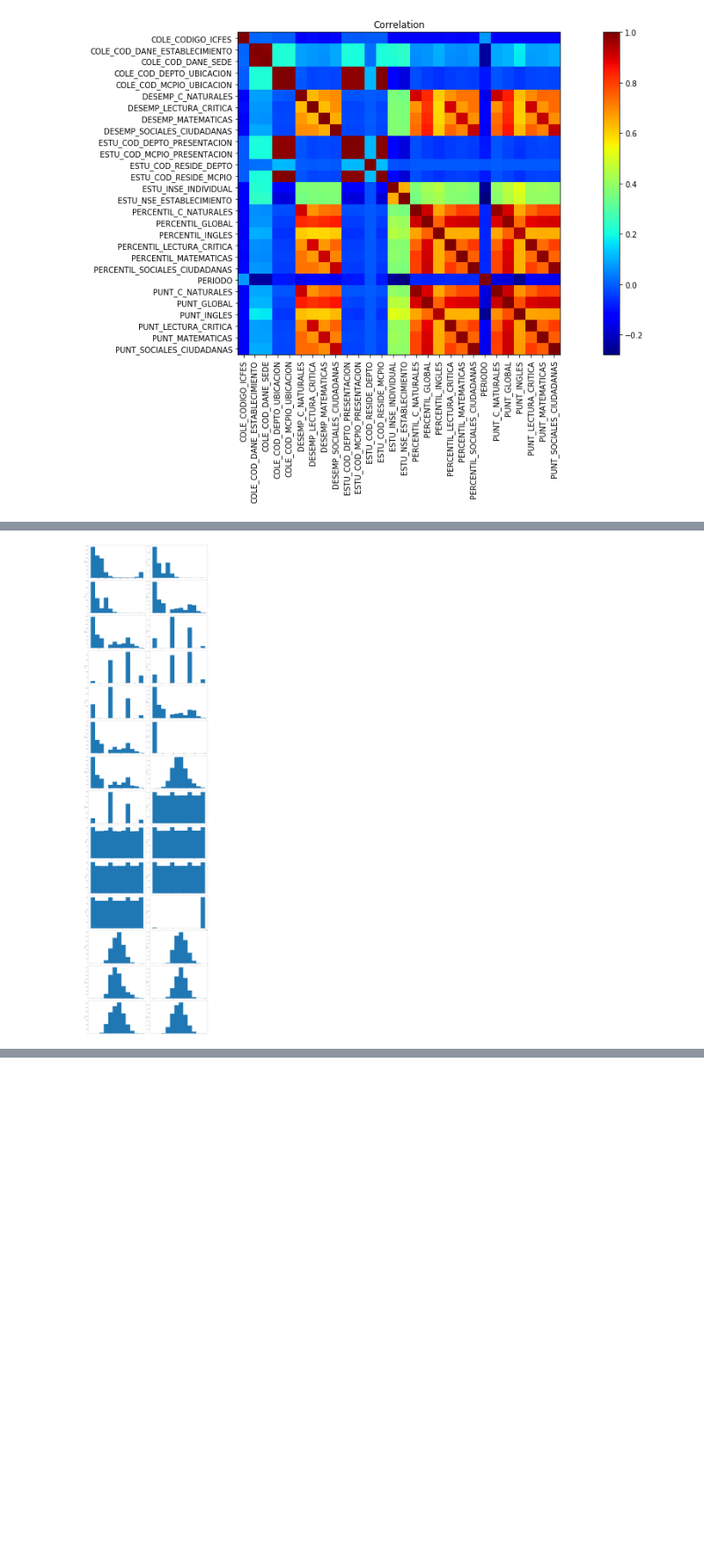
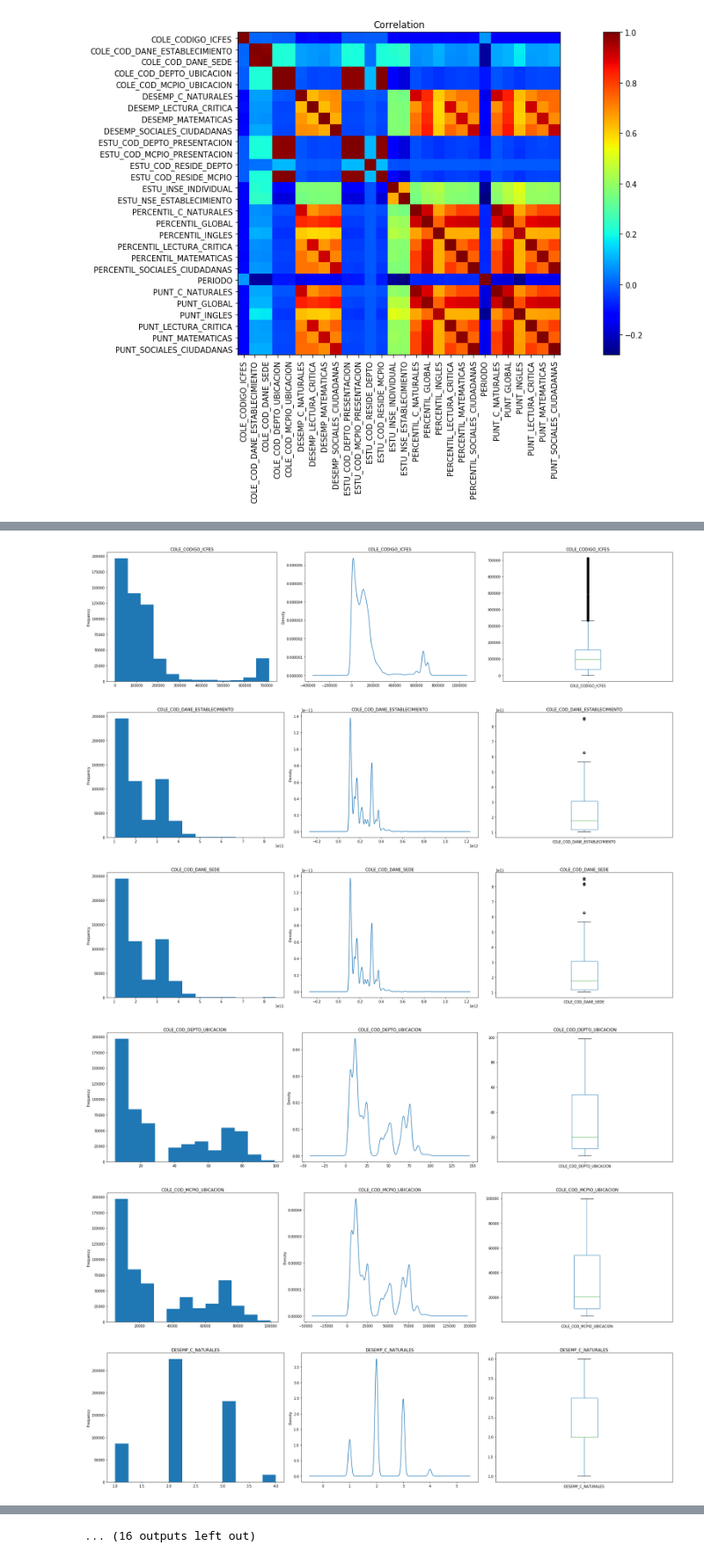
Before and after one commit to ingJSNA/dataMining2018, a Jupyter notebook: ICFES/1 Exploratory Analysis.ipynb, the cells around one changed output, grey strips where cells are left out. Shown at 88% size. Drawn from its saved outputs; the diff is of its cells as text; code cells hidden in the pictures; blank space fills up the shorter version.

Commit message:
Plot nominal and numeric data

```diff
--- a/ICFES/1 Exploratory Analysis.ipynb
+++ b/ICFES/1 Exploratory Analysis.ipynb
@@ -99,15 +99,3 @@ def plot_heatmap(corr, fig_file=None):
 plot_heatmap(correlation, fig_file=None)
 # %% [output]
 [figure]
-# %%
-# Histograms
-c = 2
-r = int(np.ceil(len(icfes.columns) / c))
-
-#icfes.hist(bins=12, layout=(r, c), figsize=(16, 5*r))
-
-icfes.boxplot(figsize=(16, 9))
-
-plt.tight_layout()
-
-plt.show()
@@ -116,22 +141,27 @@ plt.show()
 # %%
-# Histograms
+# Plots
 
-def plot_hdb(df, fig_file=None):
-    c = 2
-    r = int(np.ceil(len(df.columns) / c))
-    fig, axes = plt.subplots(r, c, figsize=(16*c, 9*r))
-    axes = np.array(axes).reshape(-1)
+def plot_numeric(df):
+    c = 3
+    r = 1
+    for i in df.columns:
+        fig, axes = plt.subplots(r, c, figsize=(8*c, 6*r))
+        axes = np.array(axes).reshape(-1, c)
 
-    for i, ax in zip(df.columns, axes):
-        df[i].plot.hist(bins=12, ax=ax)
+        for axe in axes:
+            df[i].plot.hist(bins=12, ax=axe[0], title=i)
+            df[i].plot.density(ax=axe[1], title=i)
+            df[i].plot.box(ax=axe[2], title=i)
 
-    plt.tight_layout()
+        plt.tight_layout()
 
-    # save figure
-    if fig_file:
-        plt.savefig(fig_file)
-    plt.show()
+        plt.show()
 
-plot_hdb(numeric_icfes)
+plot_numeric(numeric_icfes)
 # %% [output]
-[figure, old version]
+[figure, new version]
+[figure, added]
+[figure, added]
+[figure, added]
+[figure, added]
+[figure, added]
@@ -137,0 +174 @@ plot_hdb(numeric_icfes)
+... (16 outputs left out)
```
Also changed, not shown: parts of 9 cells of this notebook.
